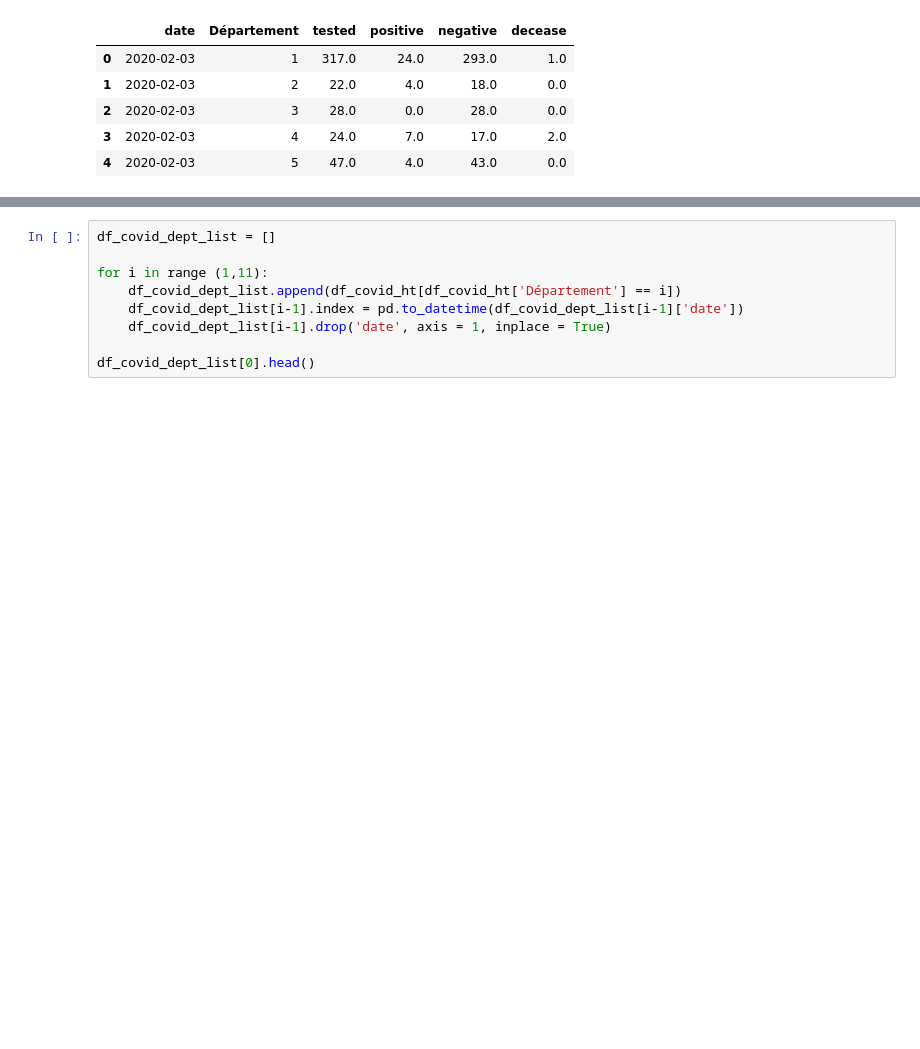
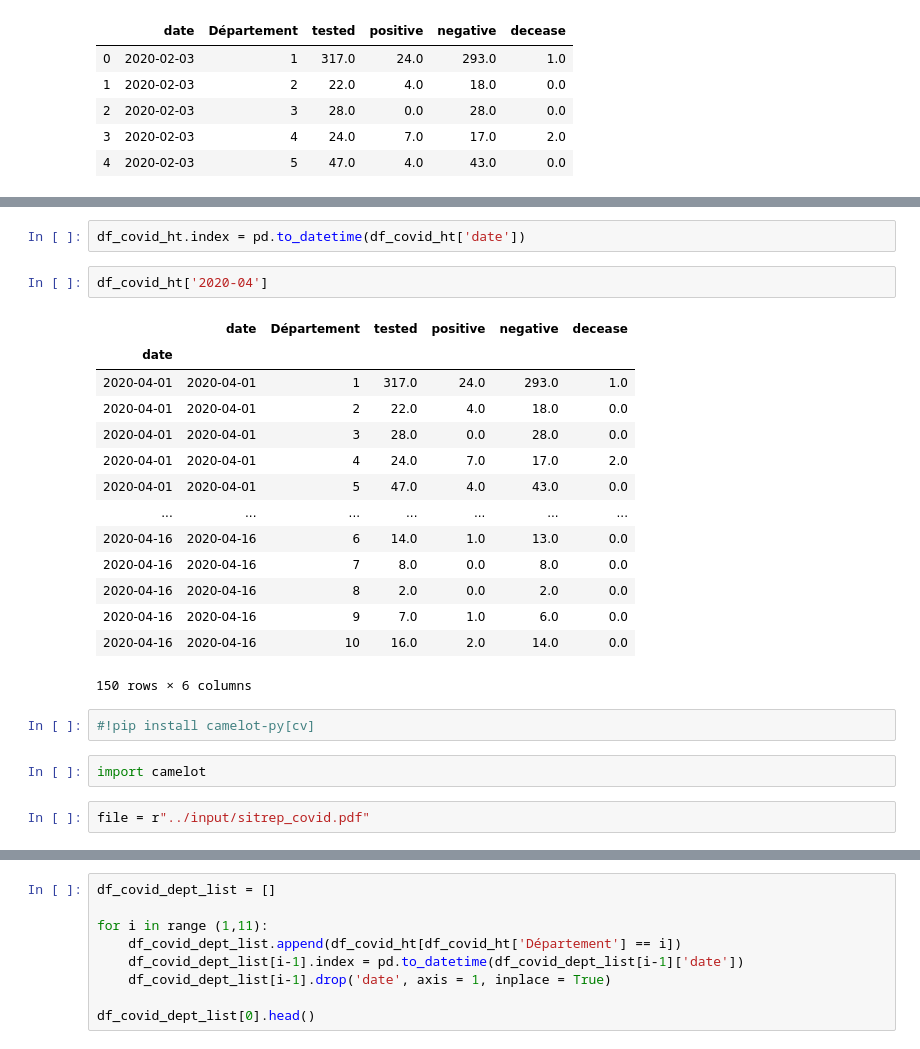
Before and after one commit to weinerkervens/Ayiti_Analytics_Capstone_Project, a Jupyter notebook: Notebooks/1- Notebook.ipynb, the cells around one changed output, grey strips where cells are left out. Saved outputs shown, nothing was run; the diff lists cells and outputs as text; blank space fills up the shorter version.

```diff
--- a/Notebooks/1- Notebook.ipynb
+++ b/Notebooks/1- Notebook.ipynb
@@ -543,0 +594,25 @@ df_covid_ht.head()
+# %%
+df_covid_ht.index = pd.to_datetime(df_covid_ht['date'])
+# %%
+df_covid_ht['2020-04']
+# %% [output]
+|  | date | Département | tested | positive | negative | decease |
+| date |  |  |  |  |  |  |
+| 2020-04-01 | 2020-04-01 | 1 | 317.0 | 24.0 | 293.0 | 1.0 |
+| 2020-04-01 | 2020-04-01 | 2 | 22.0 | 4.0 | 18.0 | 0.0 |
+| 2020-04-01 | 2020-04-01 | 3 | 28.0 | 0.0 | 28.0 | 0.0 |
+| 2020-04-01 | 2020-04-01 | 4 | 24.0 | 7.0 | 17.0 | 2.0 |
+| 2020-04-01 | 2020-04-01 | 5 | 47.0 | 4.0 | 43.0 | 0.0 |
+| ... | ... | ... | ... | ... | ... | ... |
+| 2020-04-16 | 2020-04-16 | 6 | 14.0 | 1.0 | 13.0 | 0.0 |
+| 2020-04-16 | 2020-04-16 | 7 | 8.0 | 0.0 | 8.0 | 0.0 |
+| 2020-04-16 | 2020-04-16 | 8 | 2.0 | 0.0 | 2.0 | 0.0 |
+| 2020-04-16 | 2020-04-16 | 9 | 7.0 | 1.0 | 6.0 | 0.0 |
+| 2020-04-16 | 2020-04-16 | 10 | 16.0 | 2.0 | 14.0 | 0.0 |
+150 rows × 6 columns
+# %%
+#!pip install camelot-py[cv]
+# %%
+import camelot
+# %%
+file = r"../input/sitrep_covid.pdf"
```
Also changed, not shown: parts of 10 cells of this notebook, 2 other files.
